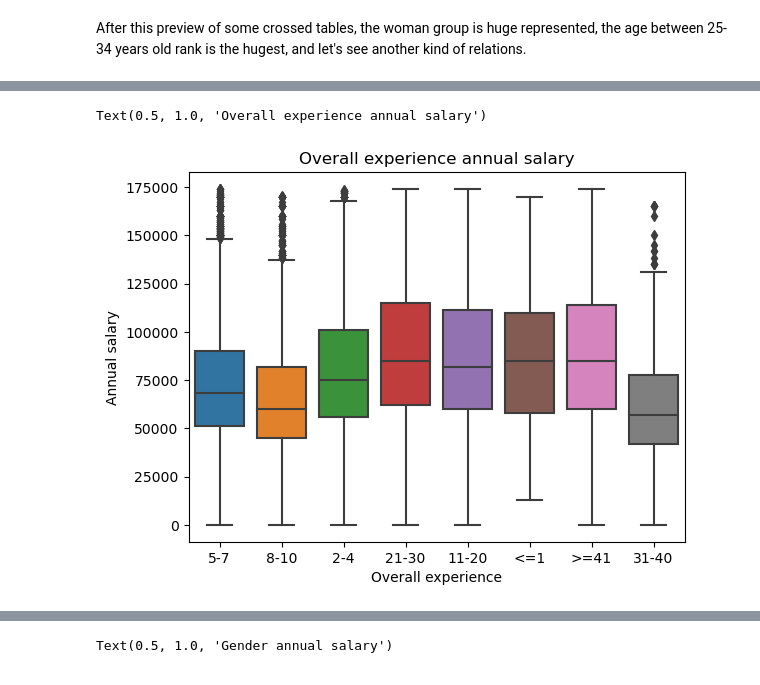
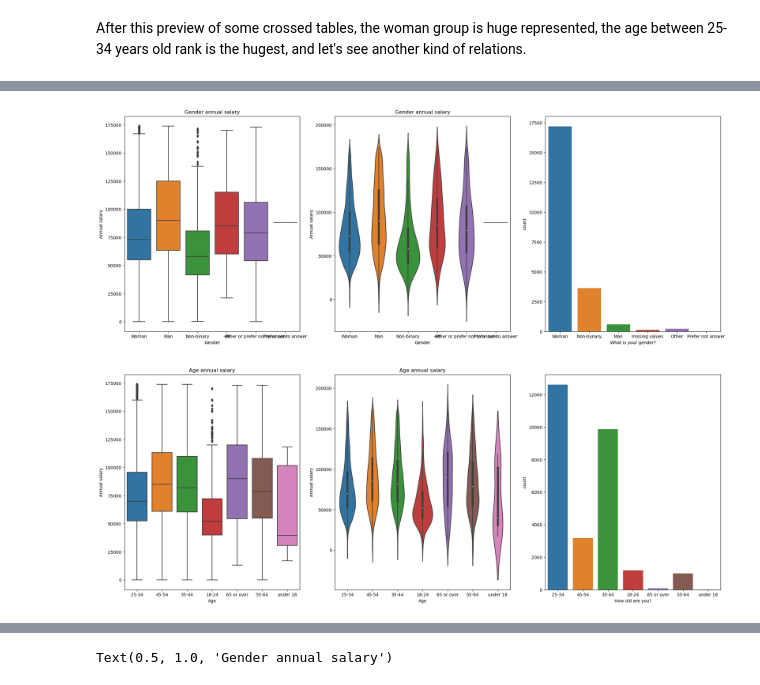
Before and after one commit to armandolezama/data-science-portfolio, a Jupyter notebook: Data_Science_Cycle/Ask_A_Manager_Salary_Survey_2021/Ask_A_Manager_Salary_Survey_2021.ipynb, the cells around one changed output, grey strips where cells are left out. Saved outputs shown, nothing was run; the diff lists cells and outputs as text; code cells hidden in the pictures.

```diff
--- a/Data_Science_Cycle/Ask_A_Manager_Salary_Survey_2021/Ask_A_Manager_Salary_Survey_2021.ipynb
+++ b/Data_Science_Cycle/Ask_A_Manager_Salary_Survey_2021/Ask_A_Manager_Salary_Survey_2021.ipynb
@@ -645,19 +646,34 @@ Text(0.5, 1.0, 'Education level annual salary')
-# %%
-overall_experience_annual_salary_boxplot = sns.boxplot(data=usd_salary_group, x=categorical_variables[7], y=continuous_variables[0])
-overall_experience_annual_salary_boxplot.set_xticklabels(
-  [
-    '5-7',
-    '8-10',
-    '2-4',
-    '21-30',
-    '11-20',
-    '<=1',
-    '>=41',
-    '31-40'
-  ]
-)
-overall_experience_annual_salary_boxplot.set(ylabel='Annual salary', xlabel='Overall experience')
-overall_experience_annual_salary_boxplot.set_title('Overall experience annual salary')
-# %% [output]
-Text(0.5, 1.0, 'Overall experience annual salary')
-[figure, removed]
+# %%
+fig, ax = plt.subplots(2, 3, figsize=(25, 20))
+gender_annual_salary_boxplot = sns.boxplot(data=usd_salary_group, x=categorical_variables[10], y=continuous_variables[0], ax=ax[0][0])
+gender_annual_salary_boxplot.set(ylabel='Annual salary', xlabel='Gender')
+gender_annual_salary_boxplot.set_title('Gender annual salary')
+
+gender_annual_salary_violin_plot = sns.violinplot(data=pd.DataFrame(usd_salary_group.to_dict()), x=categorical_variables[10], y=continuous_variables[0], ax=ax[0][1])
+gender_annual_salary_violin_plot.set(ylabel='Annual salary', xlabel='Gender')
+gender_annual_salary_violin_plot.set_title('Gender annual salary')
+
+gender_bar_plot = sns.countplot(data=usd_salary_group, x = categorical_variables[10], ax=ax[0][2])
+# print(gender_plot.get_xticklabels())
+gender_bar_plot.set_xticklabels(
+  [
+    'Woman',
+    'Non-bynary',
+    'Man',
+    'missing values',
+    'Other',
+    'Prefer not answer'
+  ]
+)
+
+age_annual_salary_boxplot = sns.boxplot(data=usd_salary_group, x=categorical_variables[0], y=continuous_variables[0], ax=ax[1][0])
+age_annual_salary_boxplot.set(ylabel='Annual salary', xlabel='Age')
+age_annual_salary_boxplot.set_title('Age annual salary')
+
+age_annual_salary_violin_plot = sns.violinplot(data=pd.DataFrame(usd_salary_group.to_dict()), x=categorical_variables[0], y=continuous_variables[0], ax=ax[1][1])
+age_annual_salary_violin_plot.set(ylabel='Annual salary', xlabel='Age')
+age_annual_salary_violin_plot.set_title('Age annual salary')
+
+age_bar_plot = sns.countplot(data=salary_survey_data, x = categorical_variables[0], ax=ax[1][2])
+# %% [output]
+[figure, added]
```
Also changed, not shown: parts of 13 cells of this notebook.
